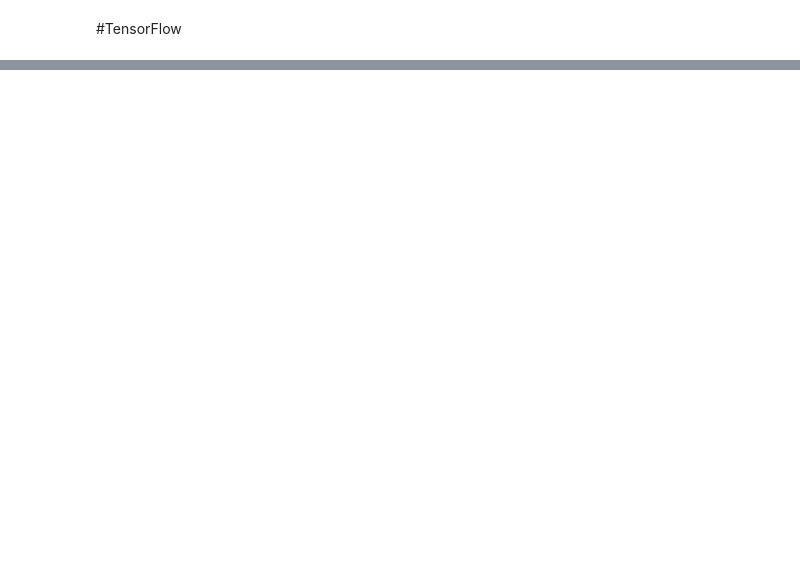
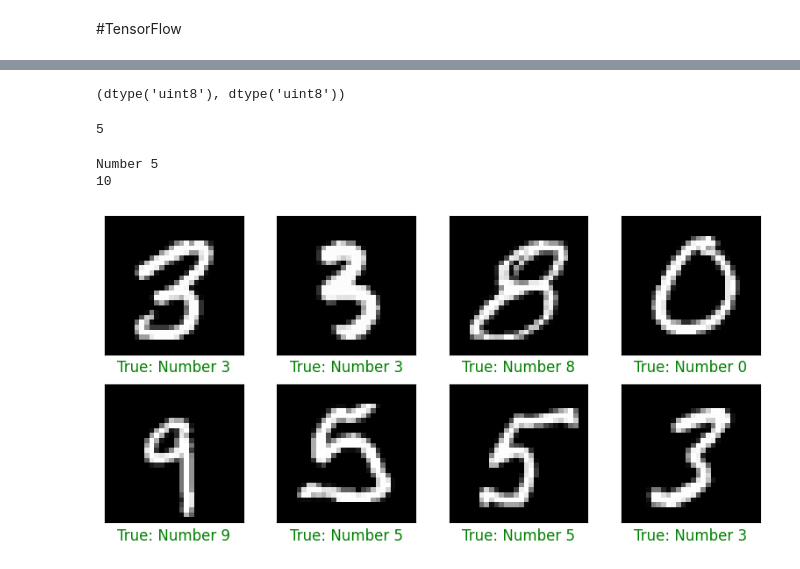
Before and after one commit to NguyenVanHien8502/image-classification, a Jupyter notebook: colab_basic.ipynb, the cells around one changed output, grey strips where cells are left out. Drawn from its saved outputs; the diff is of its cells as text; code cells hidden in the pictures; blank space fills up the shorter version.

```diff
--- a/colab_basic.ipynb
+++ b/colab_basic.ipynb
@@ -17,0 +48,2 @@ AttributeError: ignored
+# %%
+(X_train, y_train), (X_test,y_test)=keras.datasets.mnist.load_data();
@@ -17,0 +61,8 @@ AttributeError: ignored
+# %%
+X_train.dtype, y_test.dtype
+# %% [output]
+(dtype('uint8'), dtype('uint8'))
+# %%
+y_train[0]
+# %% [output]
+5
@@ -17,0 +71,40 @@ AttributeError: ignored
+# %%
+# class_names = ["T-shirt/top", "Trouser", "Pullover", "Dress", "Coat", "Sandal", "Shirt", "Sneaker", "Bag", "Ankle boot"]
+class_names = ["Number 0", "Number 1", "Number 2", "Number 3", "Number 4", "Number 5", "Number 6", "Number 7", "Number 8", "Number 9"]
+print(class_names[y_train[0]])
+class_nums = len(class_names)
+print(class_nums)
+# %% [output]
+Number 5
+10
+# %%
+from typing import Optional
+def plot_data(x_data: np.ndarray, y_data:np.ndarray, y_proba: Optional[np.ndarray] = None)->None:
+  nrows, ncols=2, 4
+  fig, axes = plt.subplots(nrows, ncols, figsize=(8,4))
+
+  len_x = x_data.shape[0]
+  for idx in range(nrows*ncols):
+    ax = axes[idx // ncols, idx % ncols]
+    img_idx = random.randint(0, len_x)
+    ax.imshow(x_data[img_idx], cmap='gray')
+    ax.set(xticks=[], yticks=[])
+    color = 'green'
+
+    true_label_str = f"True: {class_names[y_data[img_idx]]}"
+
+    if y_proba is not None:
+      predicted_idx = np.argmax(y_proba[img_idx])
+      predicted_label = class_names[predicted_idx]
+      color = 'red' if predicted_idx != y_data[img_idx] else color
+      predicted_label_str = f"\nPredicted: {predicted_label}"
+
+    img_title = true_label_str if y_proba is None else true_label_str + predicted_label_str
+    ax.set_xlabel(img_title, color=color, fontsize=12)
+
+  plt.tight_layout()
+  plt.show()
+# %%
+plot_data(X_train, y_train)
+# %% [output]
+[figure, added]
```
Also changed, not shown: parts of 38 cells of this notebook.
